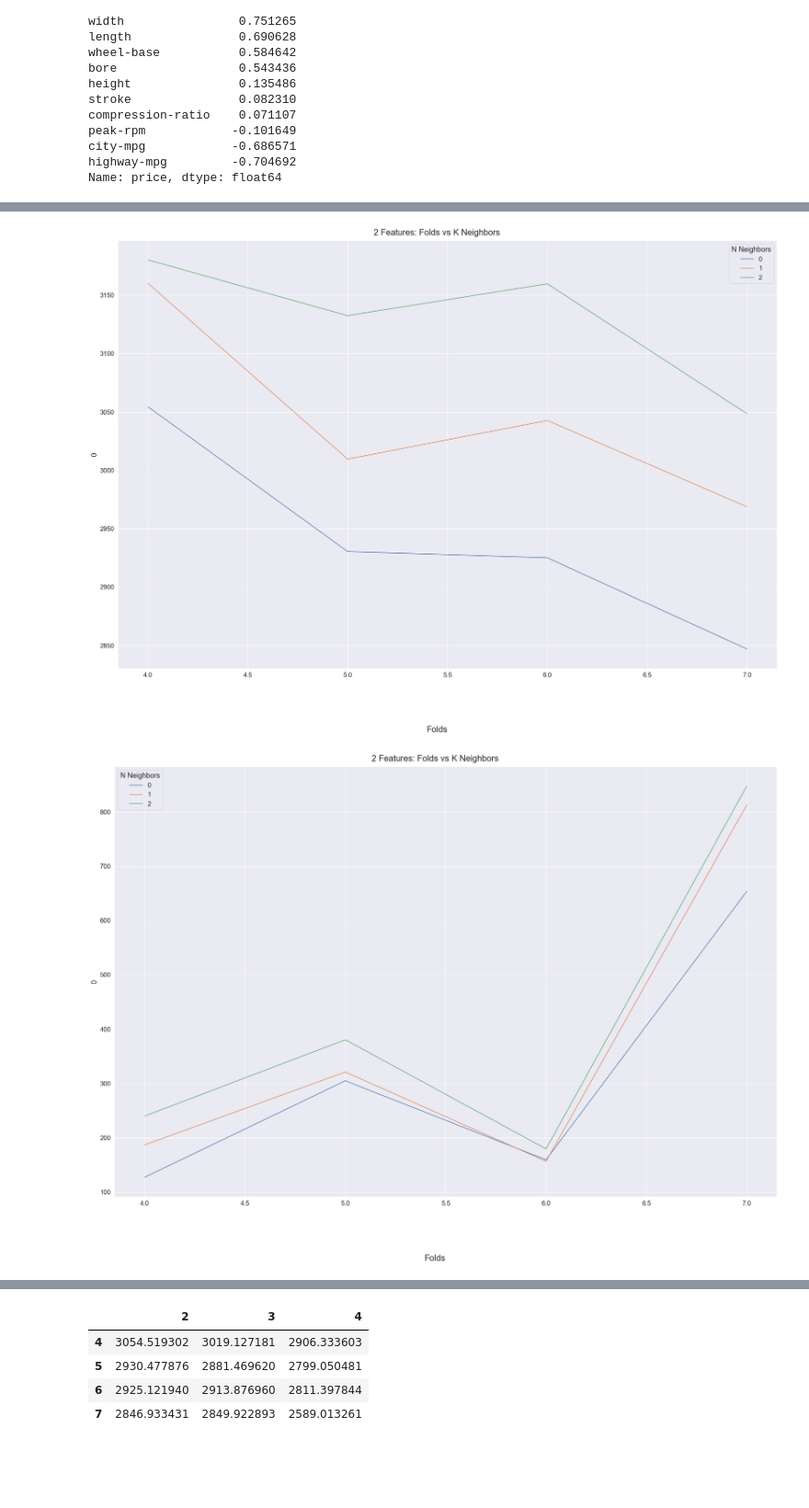
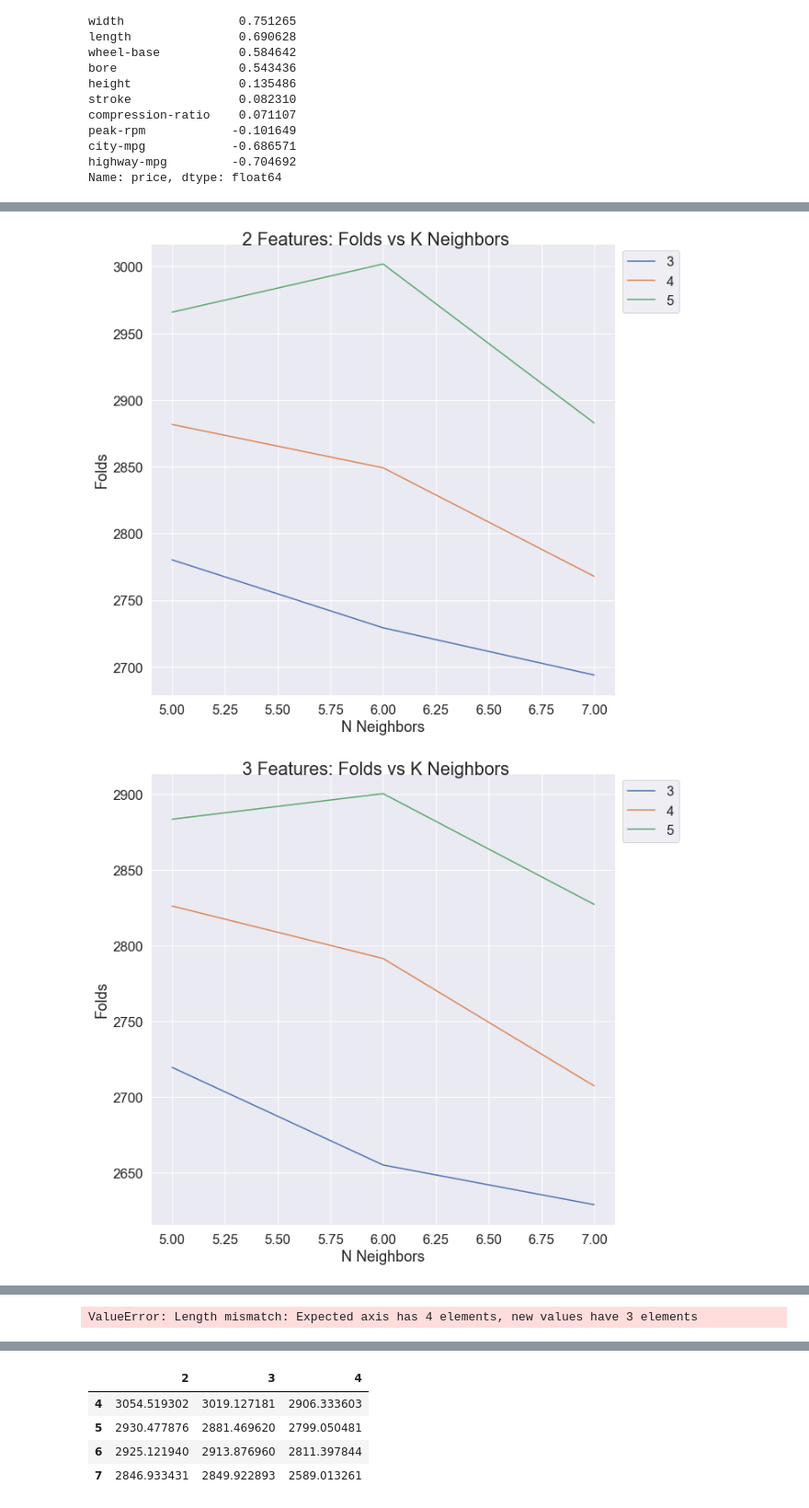
Before and after one commit to chouwwa/Predicting-Car-Prices, a Jupyter notebook: Predicting Car Prices.ipynb, the cells around one changed output, grey strips where cells are left out. Shown at 92% size. Saved outputs shown, nothing was run; the diff lists cells and outputs as text; code cells hidden in the pictures; blank space fills up the shorter version.

Commit message:
Interpol Fixes

```diff
--- a/Predicting Car Prices.ipynb
+++ b/Predicting Car Prices.ipynb
@@ -339,7 +344,7 @@ for i in range(1,16):
 
 hyprprmtr = pd.Series(hyprprmtr)
 # %%
-sns.set_theme(font_scale=1.1, style='darkgrid')
+sns.set_theme(font_scale=1.3, style='darkgrid')
 plt.figure('multivariate', figsize=(10,10))
 sns.lineplot(data=hyprprmtr)
 plt.xlabel('N Neighbors')
@@ -379,7 +384,7 @@ def k_fold_validation(df, train_cols, target_col, k=[5], f=[10]):
     grid_mean = {key:[] for key in f}
     grid_std = {key:[] for key in f}
     #     grid = {}
-    knn = KNeighborsRegressor()
+    knn = KNeighborsRegressor(n_jobs=-2)
     for folds in f:
         kf = KFold(folds, shuffle=True, random_state=1)
         for neighbors in k:
@@ -590,0 +672,3 @@ interpol_normal.iloc[missing.index]
+# %%
+interpol_set = interpol_missing(interpol_set, 'bore', interpol_features=['engine-size', 'length', 'curb-weight', 'highway-mpg', 'city-mpg'], lr=lr)
+interpol_normal, interpol_normal_clean = reset_normal_clean()
@@ -601,19 +692,0 @@ Name: price, dtype: float64
-# %%
-def singleplot_layout(data, font_scale, figsize, title, ylabel, xlabel, figname=None):
-    l = len(data)
-    fig = plt.figure(figname, figsize=figsize)
-    sns.set_theme(font_scale=font_scale,style='darkgrid')
-#     rows = int(np.ceil(l/2))
-    for i in range(l):
-#         plt.subplot(rows,2,i+1)
-        sns.lineplot(data=data.iloc[i,:], label=data.index[i])
-
-#     fig.subplots_adjust(top=0.85, bottom=.1, left=.1, right=.9)
-    fig.suptitle(title, x=.5, y=.9)
-#     fig.supylabel(ylabel, x=.05, y=.5)
-#     fig.supxlabel(xlabel, x=.5, y=.09)
-
-#     fig.supylabel(ylabel, y=.5)
-    plt.legend(title=ylabel)
-    fig.supxlabel(xlabel, x=.5, y=.01)
-    plt.show()
@@ -620,14 +697,21 @@ def singleplot_layout(data, font_scale, figsize, title, ylabel, xlabel, figname=
 # %%
-feat_err = []
-for i in range(2, len(top_corr)+1, 1):
-    search_fold_k = k_fold_validation(interpol_normal, top_corr.index[:i], 'price', k=[4,5,6], f=[4,5,6,7])
+feat_err = pd.DataFrame()
+for i in range(2, len(top_features)):
+    search_fold_k = k_fold_validation(interpol_normal, top_features[:i], 'price', k=range(3,6), f=range(5,8))
     search_mean = search_fold_k[0]
     search_std = search_fold_k[1]
     singleplot_layout(search_mean, 1.5, (10,10), f'{i} Features: Folds vs K Neighbors', 'N Neighbors', 'Folds')
-    singleplot_layout(search_std, 1.5, (10,10), f'{i} Features: Folds vs K Neighbors', 'N Neighbors', 'Folds')
-    feat_err.append(pd.DataFrame(search_mean.min(axis=0)))
+    # singleplot_layout(search_std, 1.5, (10,10), f'{i} Features: Folds vs K Neighbors', 'N Neighbors', 'Folds')
+    feat_err = pd.concat([feat_err, pd.DataFrame(search_mean.min(axis=0))], axis=1)
 
-feat_err = pd.concat(feat_err, axis=1)
+search_fold_k = k_fold_validation(interpol_normal, top_features, 'price', k=range(3,6), f=range(5,8))
+search_mean = search_fold_k[0]
+search_std = search_fold_k[1]
+singleplot_layout(search_mean, 1.5, (10,10), f'5 Features: Folds vs K Neighbors', 'N Neighbors', 'Folds')
+# singleplot_layout(search_std, 1.5, (10,10), f'{i} Features: Folds vs K Neighbors', 'N Neighbors', 'Folds')
+feat_err = pd.concat([feat_err, pd.DataFrame(search_mean.min(axis=0))], axis=1)
+
+feat_err.columns = range(2, len(top_features))
 # %% [output]
-[figure, old version]
+[figure, new version]
-[figure, old version]
+[figure, new version]
@@ -637,0 +720 @@ feat_err = pd.concat(feat_err, axis=1)
+ValueError: Length mismatch: Expected axis has 4 elements, new values have 3 elements
```
Also changed, not shown: parts of 48 cells of this notebook.
